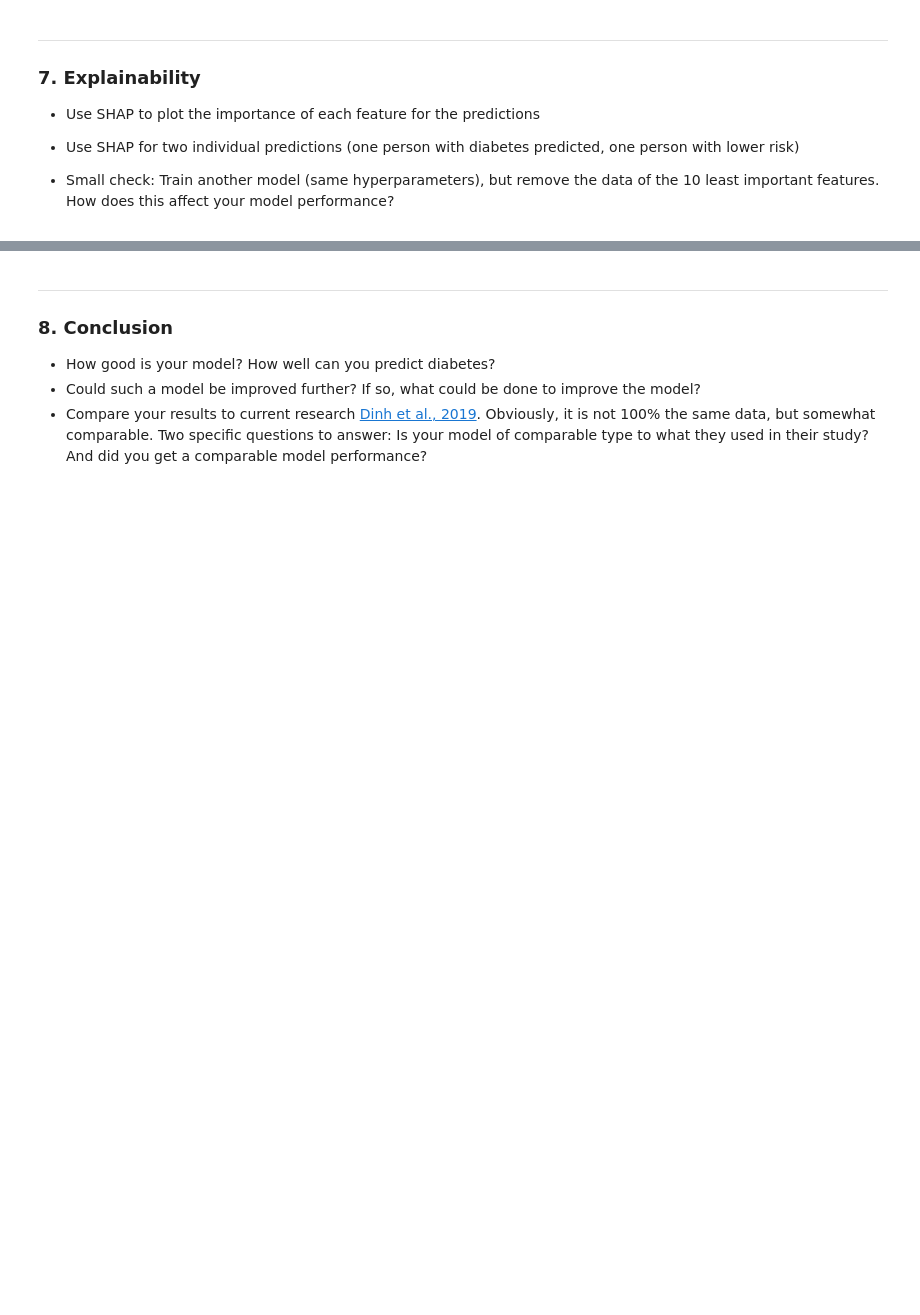
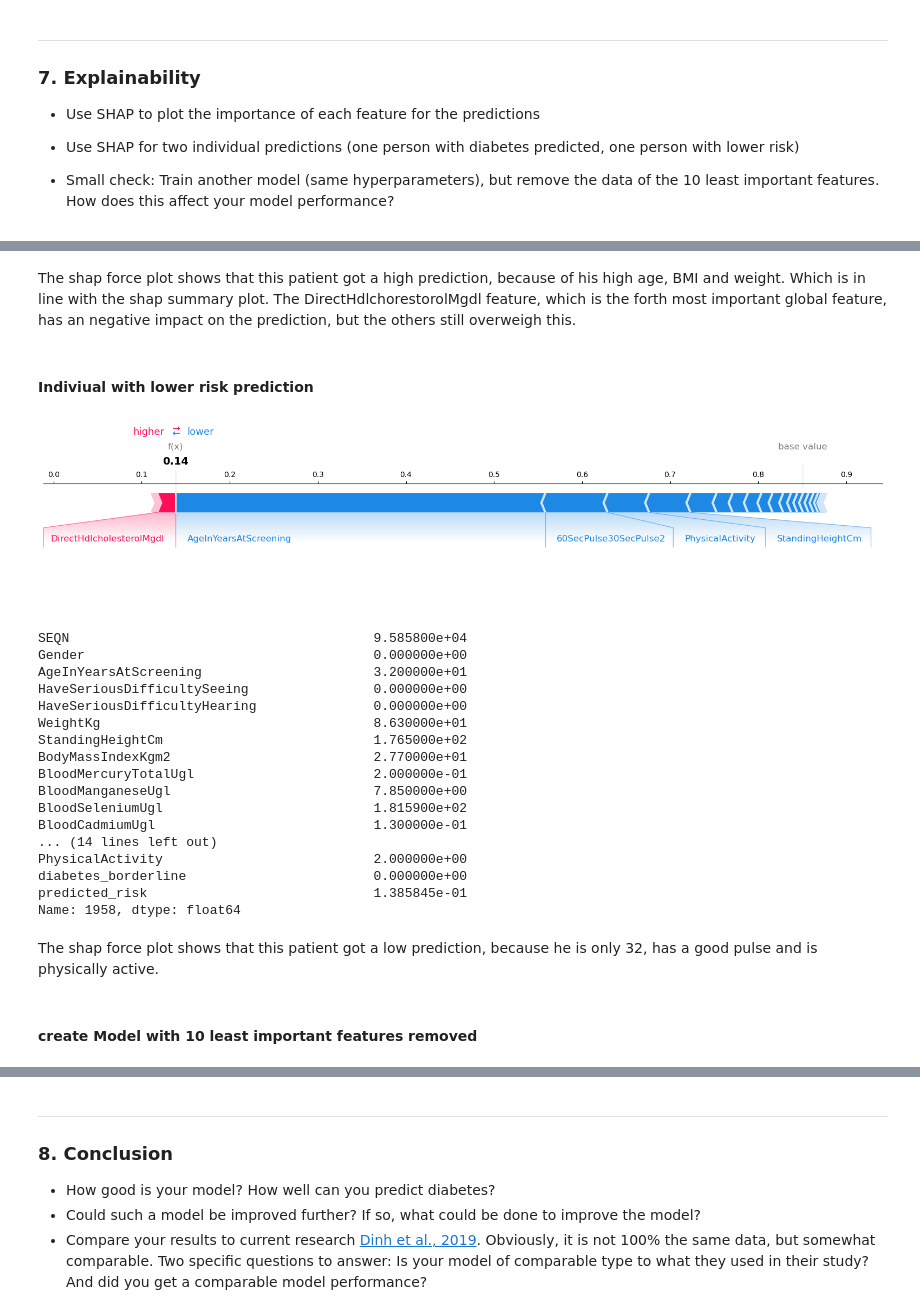
Before and after one commit to Knerten0815/ai_for_smart_health, a Jupyter notebook: Portfolio/ai_smart_health_portfolio_01_diabetes_prediction_template.ipynb, the cells around one changed output, grey strips where cells are left out. Cells and saved outputs as stored; diff of their text form; code cells hidden in the pictures; blank space fills up the shorter version.

```diff
--- a/Portfolio/ai_smart_health_portfolio_01_diabetes_prediction_template.ipynb
+++ b/Portfolio/ai_smart_health_portfolio_01_diabetes_prediction_template.ipynb
@@ -596,0 +644,37 @@ We can see that we still have a lot of false positives (202), but if this model
+# %% [markdown]
+The shap force plot shows that this patient got a high prediction, because of his high age, BMI and weight. Which is in line with the shap summary plot. The DirectHdlchorestorolMgdl feature, which is the forth most important global feature, has an negative impact on the prediction, but the others still overweigh this.
+# %% [markdown]
+#### Indiviual with lower risk prediction
+# %%
+# patients at the end of the sorted risk dataframe are predicted to be at low risk
+low_risk_patient_index = X_test_risk.index[-242]
+
+# plot shap force plot for low risk patient
+shap_value = explainer.shap_values(X_test.loc[low_risk_patient_index, :])[1]
+shap.force_plot(explainer.expected_value[1], shap_value, feature_names=X_test.columns, matplotlib=True)
+
+# print values for a high risk patient
+X_test_risk.loc[low_risk_patient_index, :]
+# %% [output]
+[figure, added]
+SEQN                                       9.585800e+04
+Gender                                     0.000000e+00
+AgeInYearsAtScreening                      3.200000e+01
+HaveSeriousDifficultySeeing                0.000000e+00
+HaveSeriousDifficultyHearing               0.000000e+00
+WeightKg                                   8.630000e+01
+StandingHeightCm                           1.765000e+02
+BodyMassIndexKgm2                          2.770000e+01
+BloodMercuryTotalUgl                       2.000000e-01
+BloodManganeseUgl                          7.850000e+00
+BloodSeleniumUgl                           1.815900e+02
+BloodCadmiumUgl                            1.300000e-01
+... (14 lines left out)
+PhysicalActivity                           2.000000e+00
+diabetes_borderline                        0.000000e+00
+predicted_risk                             1.385845e-01
+Name: 1958, dtype: float64
+# %% [markdown]
+The shap force plot shows that this patient got a low prediction, because he is only 32, has a good pulse and is physically active.
+# %% [markdown]
+#### create Model with 10 least important features removed
```
Also changed, not shown: parts of 19 cells of this notebook.
